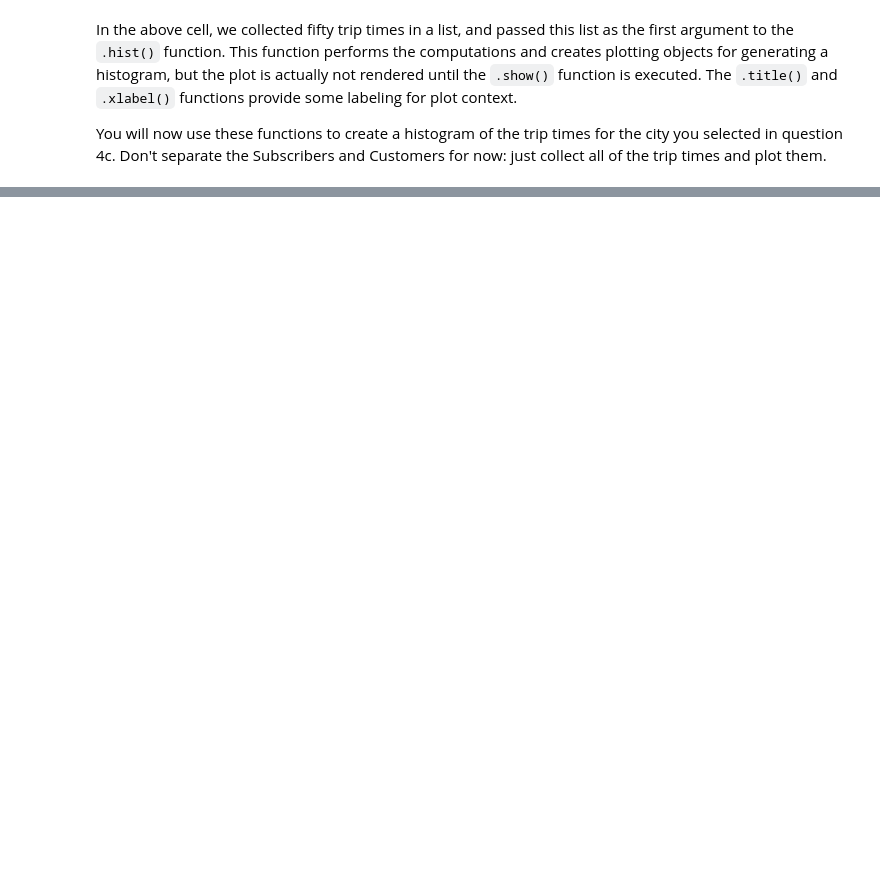
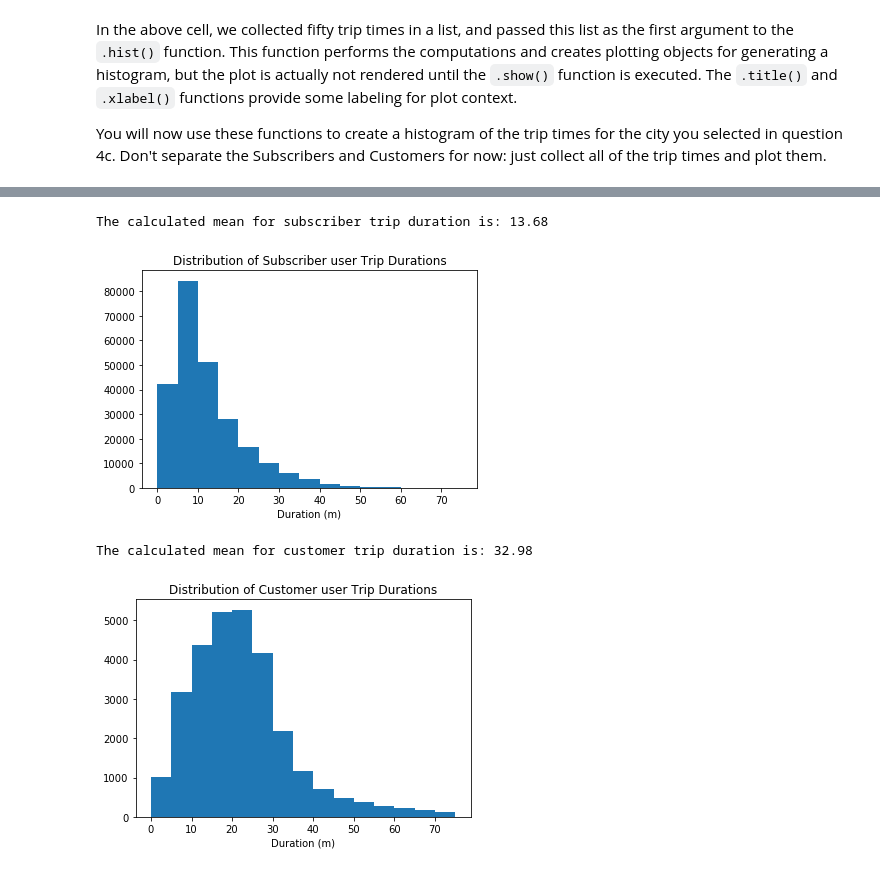
Before and after one commit to ZubyArora/US-Bikeshare-Data, a Jupyter notebook: Bike_Share_Analysis.ipynb, the cells around one changed output, grey strips where cells are left out. Drawn from its saved outputs; the diff is of its cells as text; code cells hidden in the pictures; blank space fills up the shorter version.

```diff
--- a/Bike_Share_Analysis.ipynb
+++ b/Bike_Share_Analysis.ipynb
@@ -356,3 +597,21 @@ If you followed the use of the `.hist()` and `.show()` functions exactly like in
+# %%
+## Use this and additional cells to answer Question 5. ##
+city = 'NYC'
+data_files = {'BayArea': './examples/BayArea-Y3-Summary.csv', 'Washington': './data/Washington-2016-Summary.csv',
+             'Chicago': './data/Chicago-2016-Summary.csv','NYC': './data/NYC-2016-Summary.csv'}
+
+subscriber_data = get_trip_times(data_files[city], 'Subscriber')
+print("The calculated mean for subscriber trip duration is: " + str(get_average(subscriber_data)))
+create_histogram(subscriber_data, 'Subscriber')
+
+customer_data = get_trip_times(data_files[city], 'Customer')
+print("The calculated mean for customer trip duration is: " + str(get_average(customer_data)))
+create_histogram(customer_data, 'Customer')
+# %% [output]
+The calculated mean for subscriber trip duration is: 13.68
+[figure, added]
+The calculated mean for customer trip duration is: 32.98
+[figure, added]
 # %% [markdown]
 <a id='eda_continued'></a>
 ## Performing Your Own Analysis
```
Also changed, not shown: parts of 27 cells of this notebook, 1 other file.
